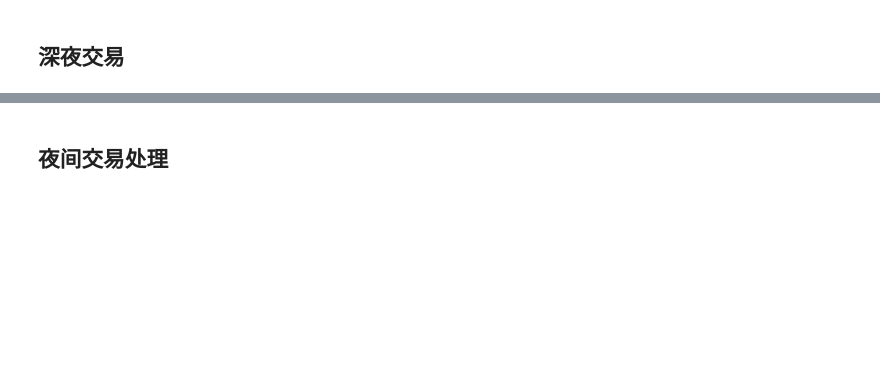
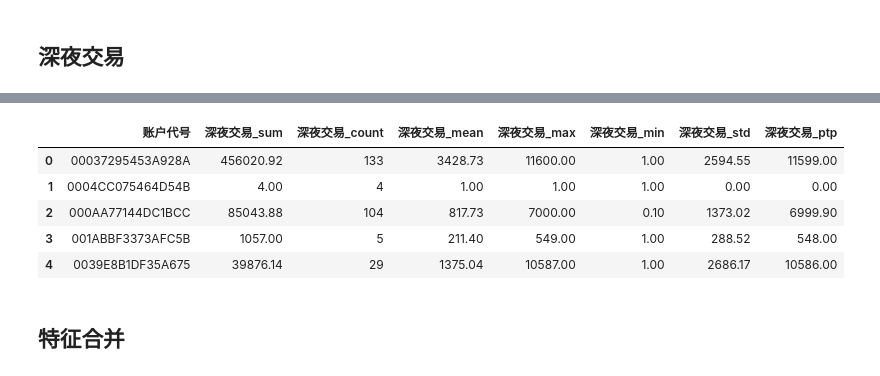
Before and after one commit to HumHumMonster/anaconda, a Jupyter notebook: 风险识别/zhx0305.ipynb, the cells around one changed output, grey strips where cells are left out. Saved outputs shown, nothing was run; the diff lists cells and outputs as text; code cells hidden in the pictures; blank space fills up the shorter version.

```diff
--- a/风险识别/zhx0305.ipynb
+++ b/风险识别/zhx0305.ipynb
@@ -134,4 +114,13 @@ df_mz_agg.head()
+# %%
+df_syjy_agg.head()
+# %% [output]
+|  | 账户代号 | 深夜交易_sum | 深夜交易_count | 深夜交易_mean | 深夜交易_max | 深夜交易_min | 深夜交易_std | 深夜交易_ptp |
+| 0 | 00037295453A928A | 456020.92 | 133 | 3428.73 | 11600.00 | 1.00 | 2594.55 | 11599.00 |
+| 1 | 0004CC075464D54B | 4.00 | 4 | 1.00 | 1.00 | 1.00 | 0.00 | 0.00 |
+| 2 | 000AA77144DC1BCC | 85043.88 | 104 | 817.73 | 7000.00 | 0.10 | 1373.02 | 6999.90 |
+| 3 | 001ABBF3373AFC5B | 1057.00 | 5 | 211.40 | 549.00 | 1.00 | 288.52 | 548.00 |
+| 4 | 0039E8B1DF35A675 | 39876.14 | 29 | 1375.04 | 10587.00 | 1.00 | 2686.17 | 10586.00 |
 # %% [markdown]
-## 夜间交易处理
+## 特征合并
 # %%
 df_all=df_all.merge(df_mz_agg,on='账户代号',how='left') ;
```
Also changed, not shown: parts of 21 cells of this notebook, 6 other files.
